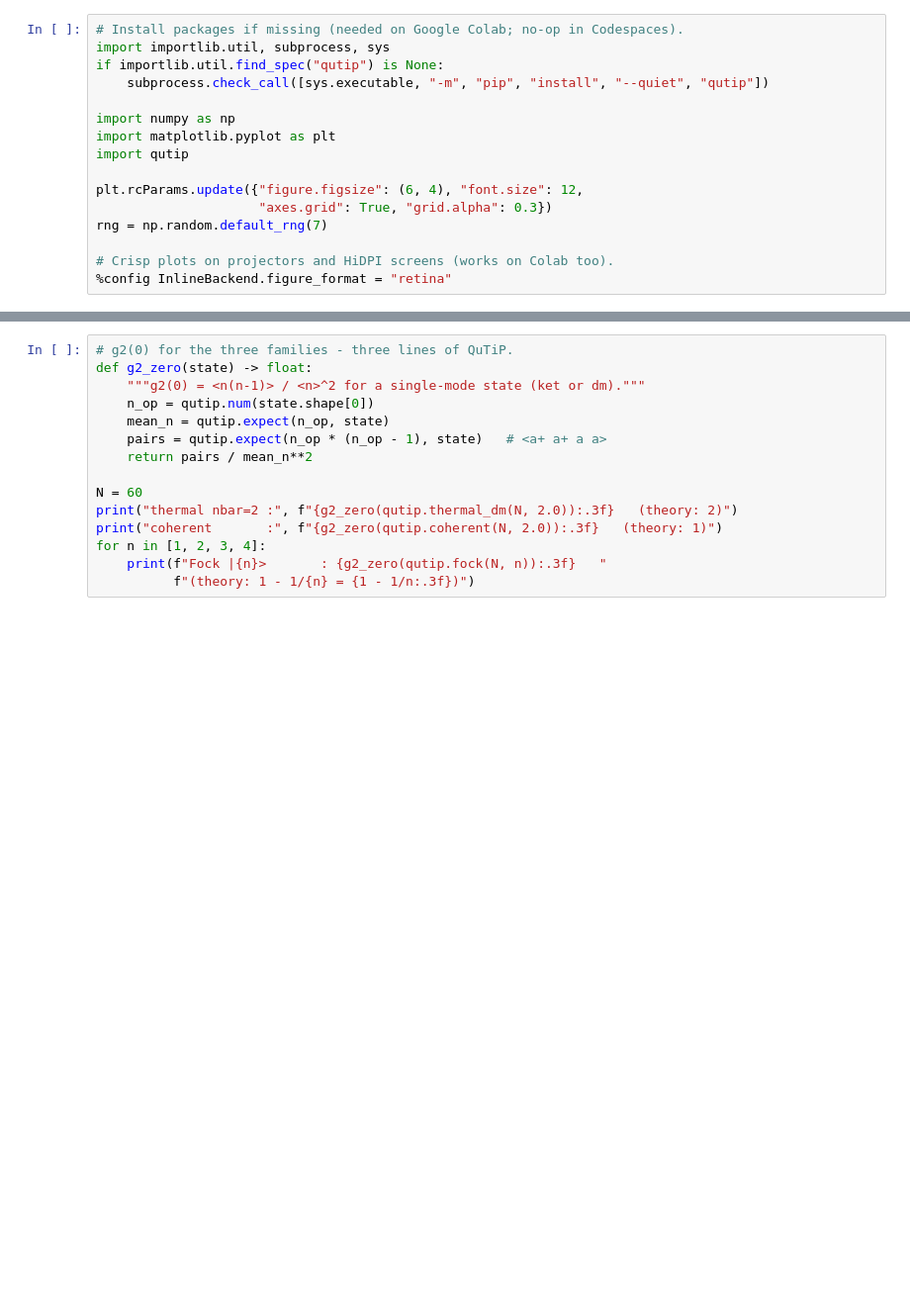
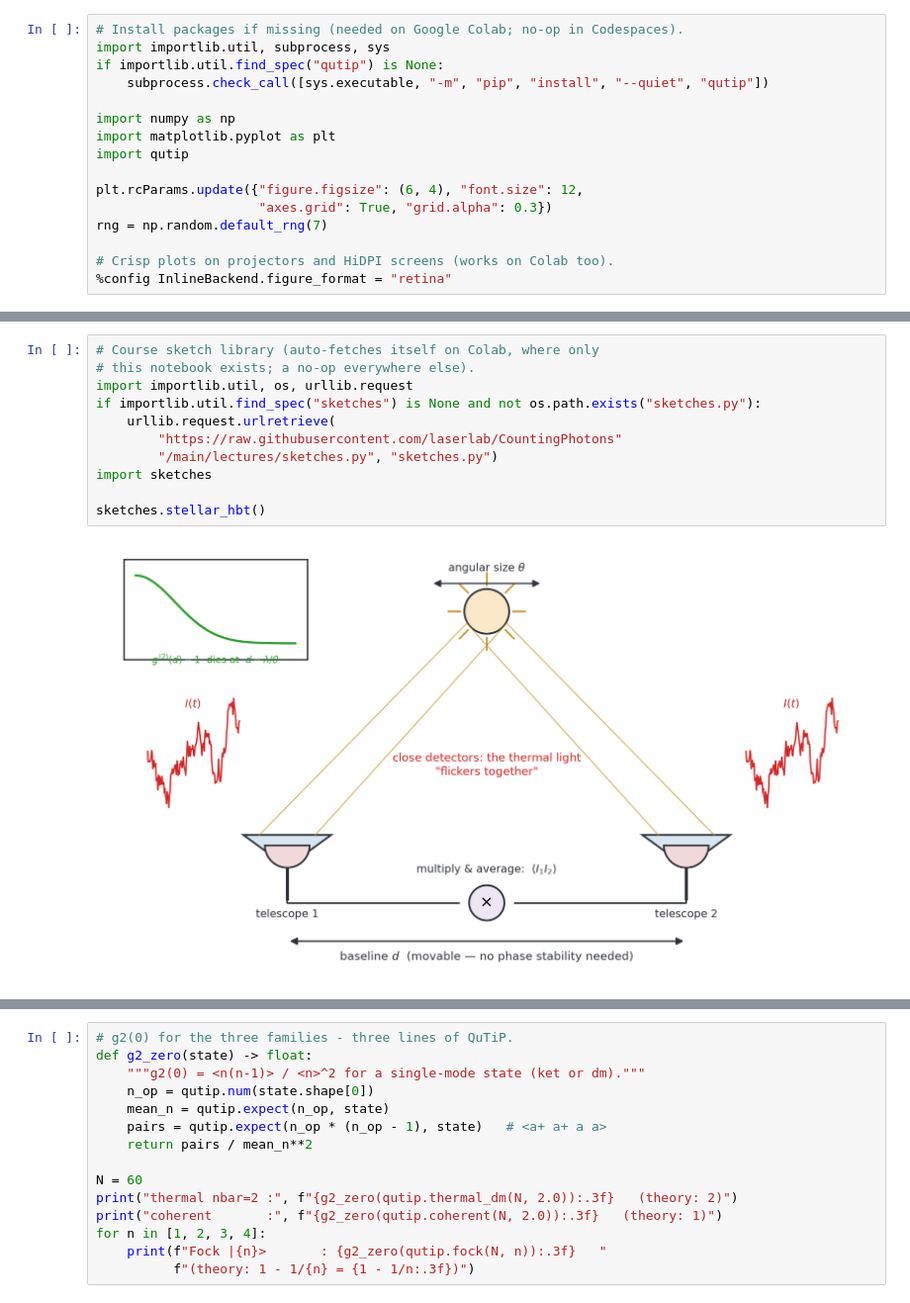
Before and after one commit to laserlab/CountingPhotons, a Jupyter notebook: lectures/03_Correlations_Generation_Detection.ipynb, the cells around one changed output, grey strips where cells are left out. Shown at 99% size. Drawn from its saved outputs; the diff is of its cells as text; blank space fills up the shorter version.

```diff
--- a/lectures/03_Correlations_Generation_Detection.ipynb
+++ b/lectures/03_Correlations_Generation_Detection.ipynb
@@ -96,0 +116,13 @@ A classical field can flicker (pushing $g^{(2)}$ up) but can never *anti*-flicke
+# %%
+# Course sketch library (auto-fetches itself on Colab, where only
+# this notebook exists; a no-op everywhere else).
+import importlib.util, os, urllib.request
+if importlib.util.find_spec("sketches") is None and not os.path.exists("sketches.py"):
+    urllib.request.urlretrieve(
+        "https://raw.githubusercontent.com/laserlab/CountingPhotons"
+        "/main/lectures/sketches.py", "sketches.py")
+import sketches
+
+sketches.stellar_hbt()
+# %% [output]
+[figure, added]
```
Also changed, not shown: parts of 8 cells of this notebook, 5 other files.
